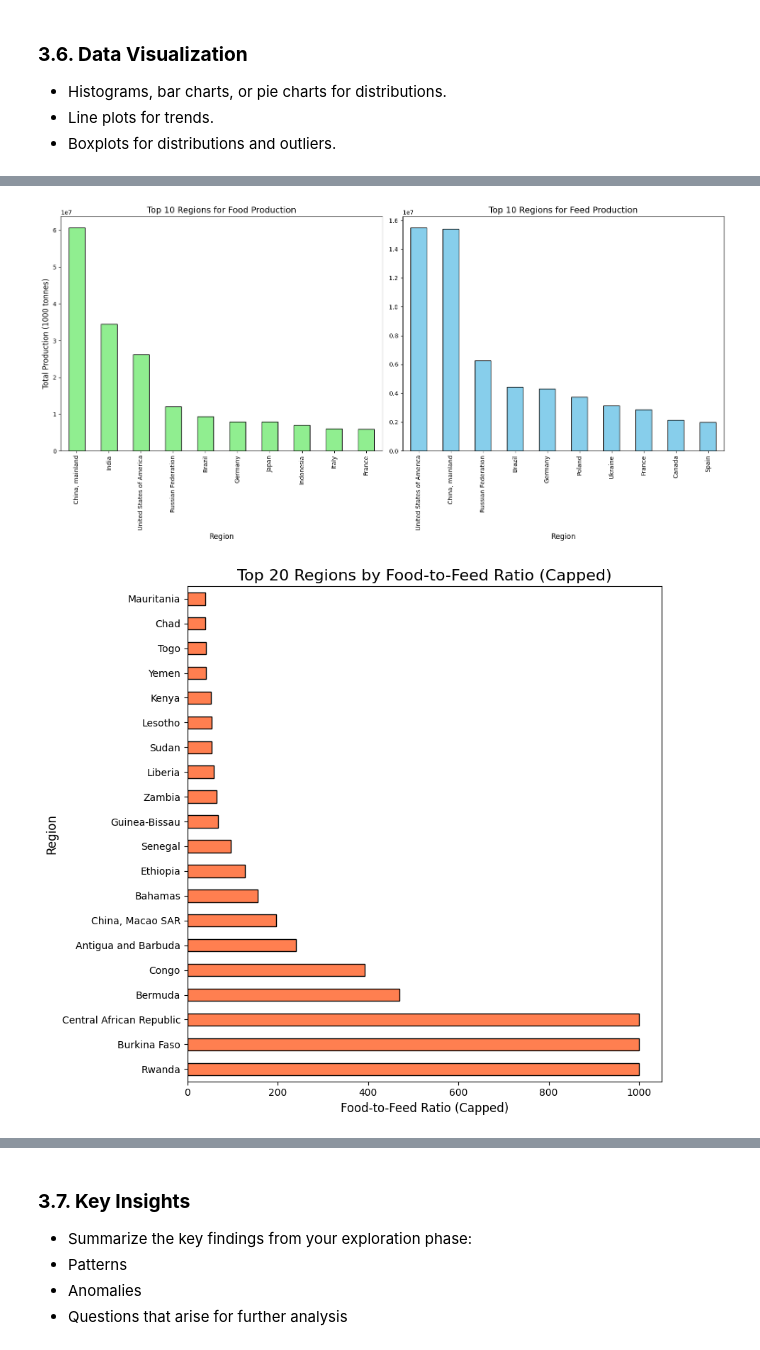
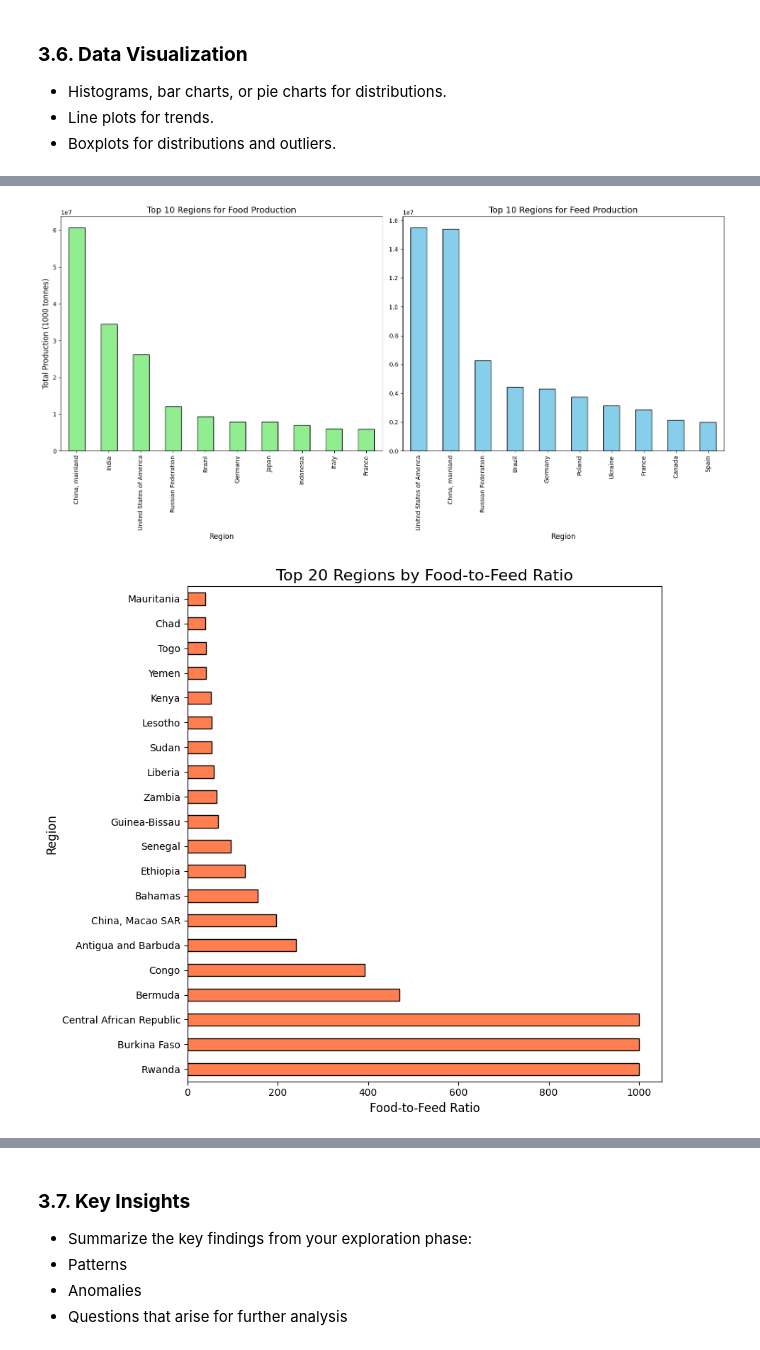
Before and after one commit to dinara-yanar/AIN214-course-project, a Jupyter notebook: project.ipynb, the cells around one changed output, grey strips where cells are left out. Drawn from its saved outputs; the diff is of its cells as text; code cells hidden in the pictures.

```diff
--- a/project.ipynb
+++ b/project.ipynb
@@ -489,13 +482,13 @@ Zimbabwe                              13   108
  - Line plots for trends.
  - Boxplots for distributions and outliers.
 # %%
-# Correlation heatmap for years
+# 3.6.1 Correlation heatmap for years
 plt.figure(figsize=(12, 9))
 sns.heatmap(fao.loc[:, 'Y1961':'Y2013'].corr(), cmap='coolwarm', annot=False)
 plt.title("Correlation Heatmap of Yearly Production Data", fontsize=16)
 plt.show()
 
-# Example: Scatter plot on a map for total production in 2013
+# 3.6.2 Scatter plot on a map for total production in 2013
 geo_data = fao.groupby(['latitude', 'longitude'])['Y2013'].sum().reset_index()
 plt.figure(figsize=(12, 8))
 sns.scatterplot(data=geo_data, x='longitude', y='latitude', size='Y2013', hue='Y2013', palette='viridis')
@@ -504,9 +497,7 @@ plt.xlabel("Longitude", fontsize=12)
 plt.ylabel("Latitude", fontsize=12)
 plt.show()
 
-
-# Plot the total production for all food over the year range
-
+# 3.6.3 Plot the total production for all food over the year range
 # Filter data for 'Food' element
 food_data = fao[fao['Element'] == 'Food']
 
@@ -528,9 +519,8 @@ plt.xticks(rotation=90)
 plt.tight_layout()
 plt.show()
 
-# Distribution of Items
-# Plot the total production for all feed over the year range
 
+# 3.6.4 Plot the total production for all feed over the year range
 feed_data = fao[fao['Element'] == 'Feed']
 item_production = feed_data.groupby('Item')[year_columns].sum()
 
@@ -550,7 +540,7 @@ plt.tight_layout()
 plt.show()
 
 
-# Comparison of Food vs. Feed Production Over Time
+# 3.6.5 Comparison of Food vs. Feed Production Over Time
 # Purpose: Visualize how food and feed production have evolved over the years globally.
 
 # Aggregate yearly production by element (Food vs Feed)
@@ -566,7 +556,7 @@ plt.tight_layout()
 plt.show()
 
 
-# Contribution of Top Regions to Food vs. Feed
+# 3.6.6 Contribution of Top Regions to Food vs. Feed
 # Purpose: Identify which regions contribute the most to food and feed production.
 
 # Aggregate total production by region and element
@@ -594,41 +584,40 @@ plt.tight_layout()
 plt.show()
 
 
-
-# Food-to-Feed Ratio by Region
+# 3.6.7 Food-to-Feed Ratio by Region
 # Purpose: Highlight the balance between food and feed production for each region. ####################
 
 # Calculate the food-to-feed ratio for each region
 region_ratio = (
     region_element_data.reset_index()
     .pivot(index='Area', columns='Element', values='Total_Production')
     .fillna(0)  # Replace NaNs with 0
     .assign(Food_to_Feed=lambda x: np.where(x['Feed'] > 0, x['Food'] / x['Feed'], np.nan))  # Avoid division by zero
     .dropna(subset=['Food_to_Feed'])  # Exclude rows where Feed is zero
     .sort_values('Food_to_Feed', ascending=False)
 )
 
 # Cap extreme ratios for better visualization
 max_ratio = 1000  # Define a maximum cap for ratios
 region_ratio['Food_to_Feed'] = region_ratio['Food_to_Feed'].clip(upper=max_ratio)
 
 # Plot the top 20 regions by food-to-feed ratio
 region_ratio['Food_to_Feed'].sort_values(ascending=False).head(20).plot(
     kind='barh', figsize=(9, 8), color='coral', edgecolor='black'
 )
-plt.title('Top 20 Regions by Food-to-Feed Ratio (Capped)', fontsize=16)
-plt.xlabel('Food-to-Feed Ratio (Capped)', fontsize=12)
+plt.title('Top 20 Regions by Food-to-Feed Ratio', fontsize=16)
+plt.xlabel('Food-to-Feed Ratio', fontsize=12)
 plt.ylabel('Region', fontsize=12)
 plt.tight_layout()
 plt.show()
 # %% [output]
 [figure]
 [figure]
 [figure]
 [figure]
 [figure]
 [figure]
-[figure, old version]
+[figure, new version]
 # %% [markdown]
 ### **Analysis of the Visualizations**
 #### **1. Correlation Heatmap of Yearly Production Data**
```
Also changed, not shown: parts of 5 cells of this notebook.
